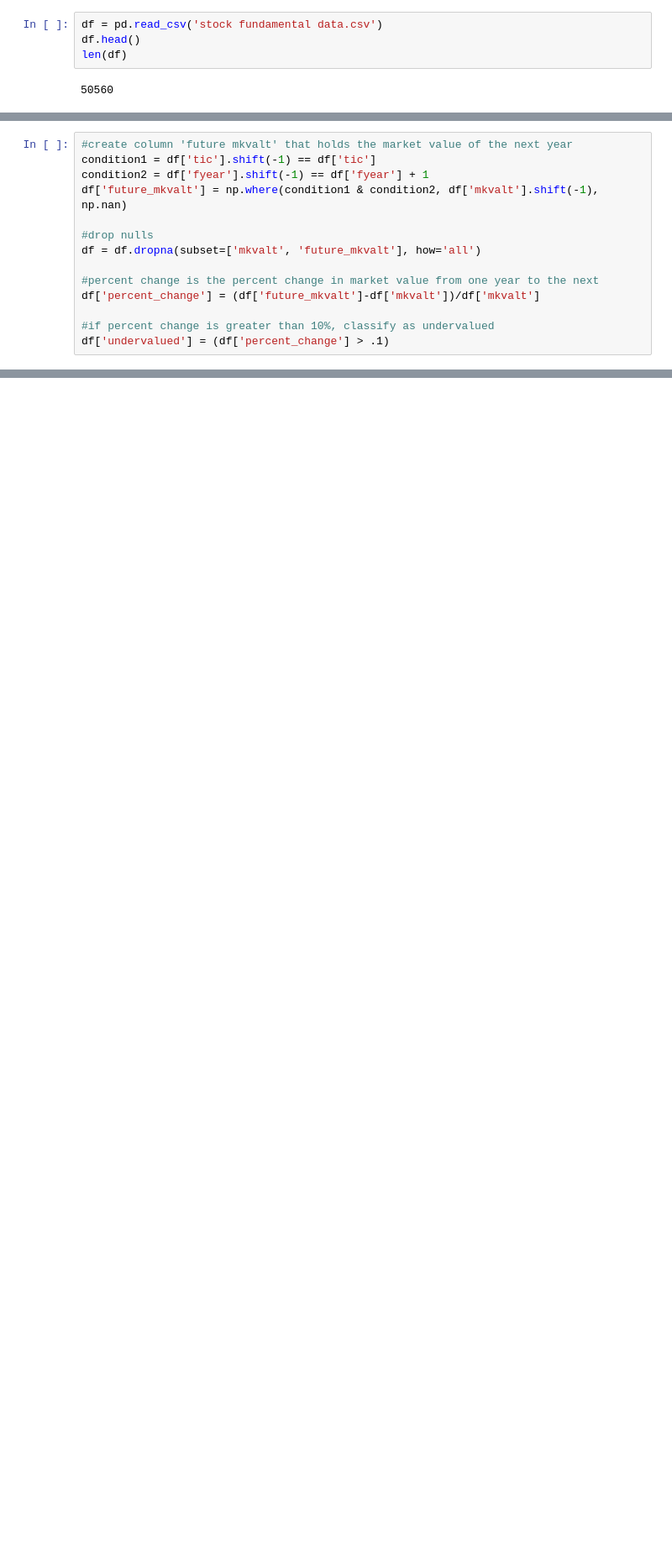
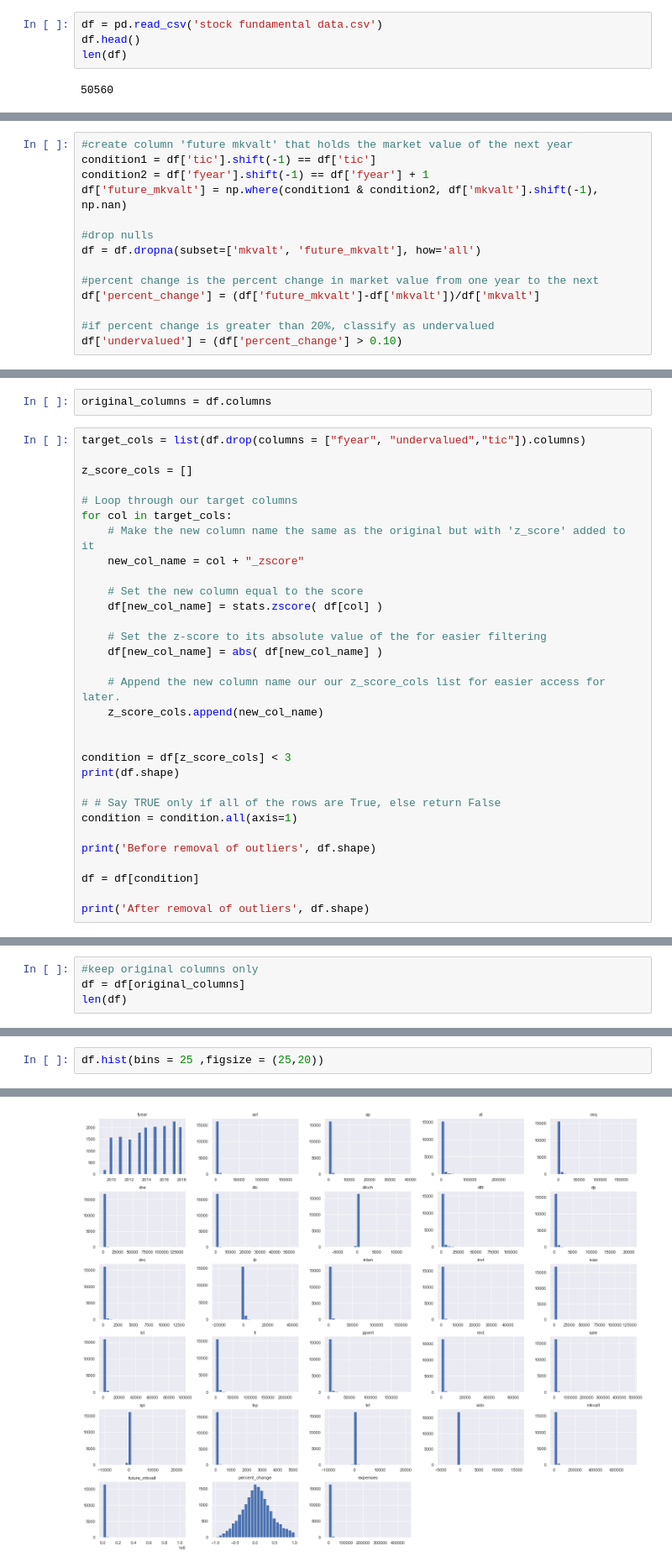
Before and after one commit to yaakoveitan/StonksLLC, a Jupyter notebook: Stonk .ipynb, the cells around one changed output, grey strips where cells are left out. Shown: that part at 84% size. Cells and saved outputs as stored; diff of their text form; blank space fills up the shorter version.

```diff
--- a/Stonk .ipynb
+++ b/Stonk .ipynb
@@ -34,7 +60,7 @@ df = df.dropna(subset=['mkvalt', 'future_mkvalt'], how='all')
 #percent change is the percent change in market value from one year to the next
 df['percent_change'] = (df['future_mkvalt']-df['mkvalt'])/df['mkvalt']
 
-#if percent change is greater than 10%, classify as undervalued
-df['undervalued'] = (df['percent_change'] > .1)
+#if percent change is greater than 20%, classify as undervalued
+df['undervalued'] = (df['percent_change'] > 0.10)
 # %%
 #fill null expenses with 0
@@ -136,0 +160,33 @@ Name: undervalued, dtype: int64
+# %%
+original_columns = df.columns
+# %%
+target_cols = list(df.drop(columns = ["fyear", "undervalued","tic"]).columns)
+
+z_score_cols = []
+
+# Loop through our target columns
+for col in target_cols:
+    # Make the new column name the same as the original but with 'z_score' added to it
+    new_col_name = col + "_zscore"
+
+    # Set the new column equal to the score
+    df[new_col_name] = stats.zscore( df[col] )
+
+    # Set the z-score to its absolute value of the for easier filtering
+    df[new_col_name] = abs( df[new_col_name] )
+
+    # Append the new column name our our z_score_cols list for easier access for later.
+    z_score_cols.append(new_col_name)
+
+
+condition = df[z_score_cols] < 3
+print(df.shape)
+
+# # Say TRUE only if all of the rows are True, else return False
+condition = condition.all(axis=1)
+
+print('Before removal of outliers', df.shape)
+
+df = df[condition]
+
+print('After removal of outliers', df.shape)
@@ -136,0 +197,4 @@ Name: undervalued, dtype: int64
+# %%
+#keep original columns only
+df = df[original_columns]
+len(df)
@@ -136,0 +240,3 @@ Name: undervalued, dtype: int64
+# %%
+df.hist(bins = 25 ,figsize = (25,20))
+# %% [output]
@@ -136,0 +260 @@ Name: undervalued, dtype: int64
+[figure, added]
```
Also changed, not shown: parts of 43 cells of this notebook.
